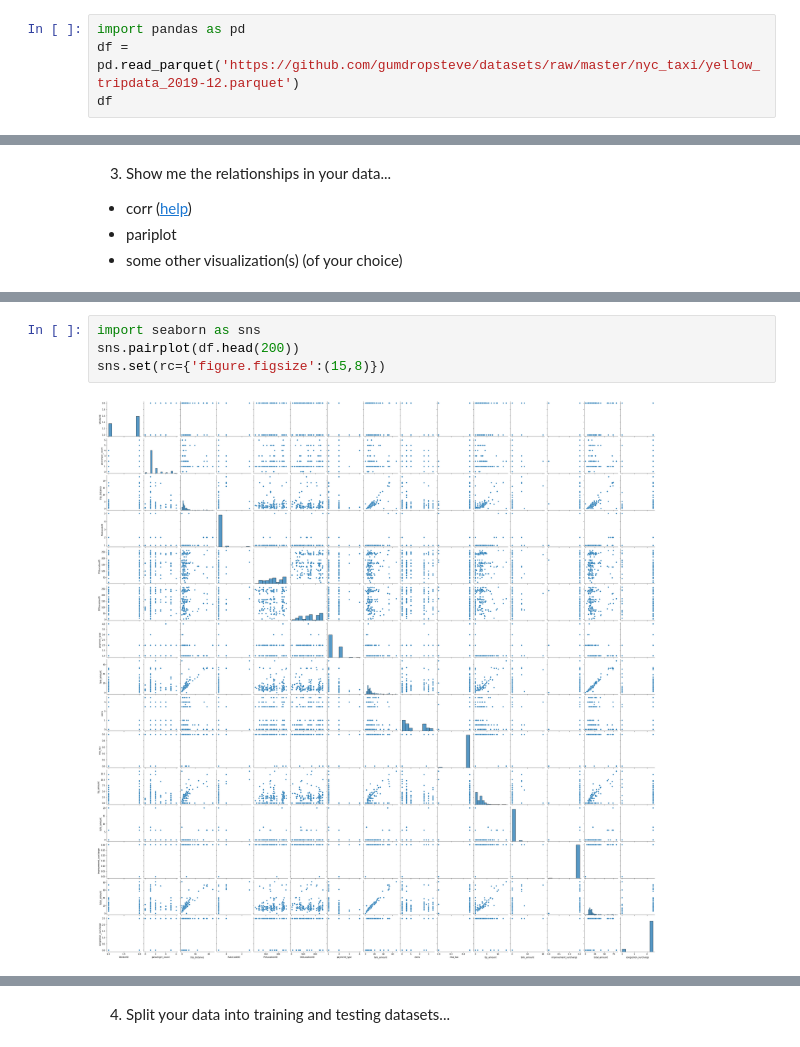
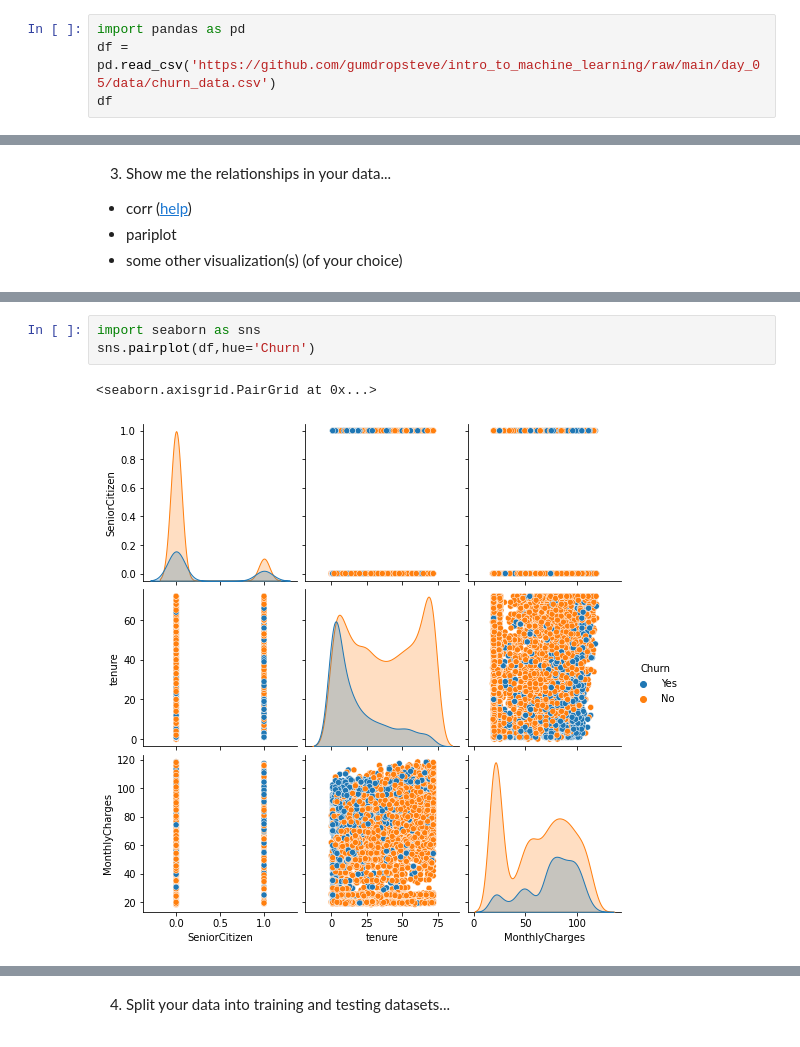
Before and after one commit to mesha4545a/Assigment-2, a Jupyter notebook: Copy_of_02_assignment.ipynb, the cells around one changed output, grey strips where cells are left out. Saved outputs shown, nothing was run; the diff lists cells and outputs as text.

```diff
--- a/Copy_of_02_assignment.ipynb
+++ b/Copy_of_02_assignment.ipynb
@@ -10,5 +16,5 @@ Note: target variable is `total_amount`.
 # %%
 import pandas as pd
-df = pd.read_parquet('https://github.com/gumdropsteve/datasets/raw/master/nyc_taxi/yellow_tripdata_2019-12.parquet')
+df = pd.read_csv('https://github.com/gumdropsteve/intro_to_machine_learning/raw/main/day_05/data/churn_data.csv')
 df
 # %% [output]
@@ -95,6 +89,6 @@ corr.style.background_gradient(cmap='coolwarm')
 # %%
 import seaborn as sns
-sns.pairplot(df.head(200))
-sns.set(rc={'figure.figsize':(15,8)})
+sns.pairplot(df,hue='Churn')
 # %% [output]
+<seaborn.axisgrid.PairGrid at 0x...>
-[figure, old version]
+[figure, new version]
```
Also changed, not shown: parts of 51 cells of this notebook.
